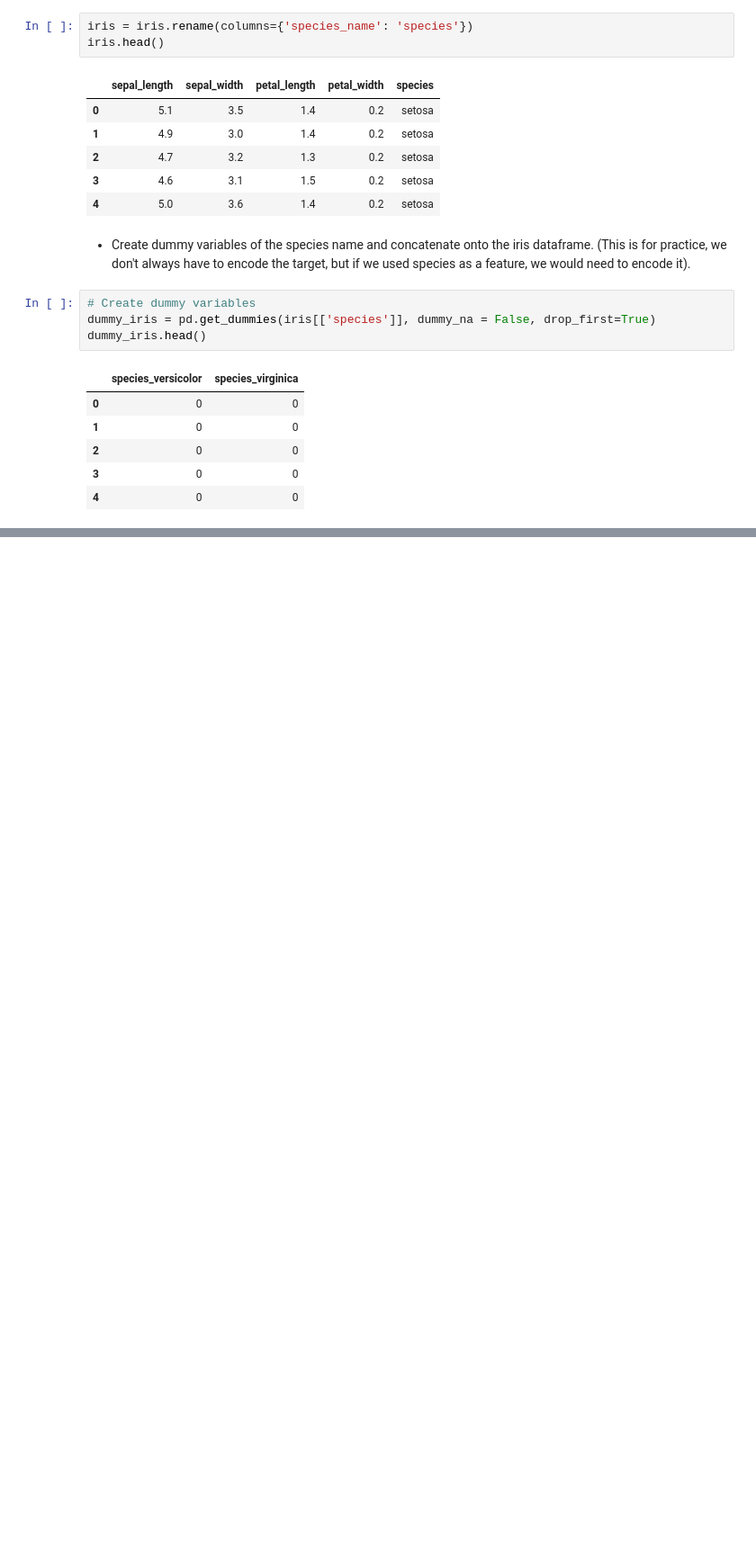
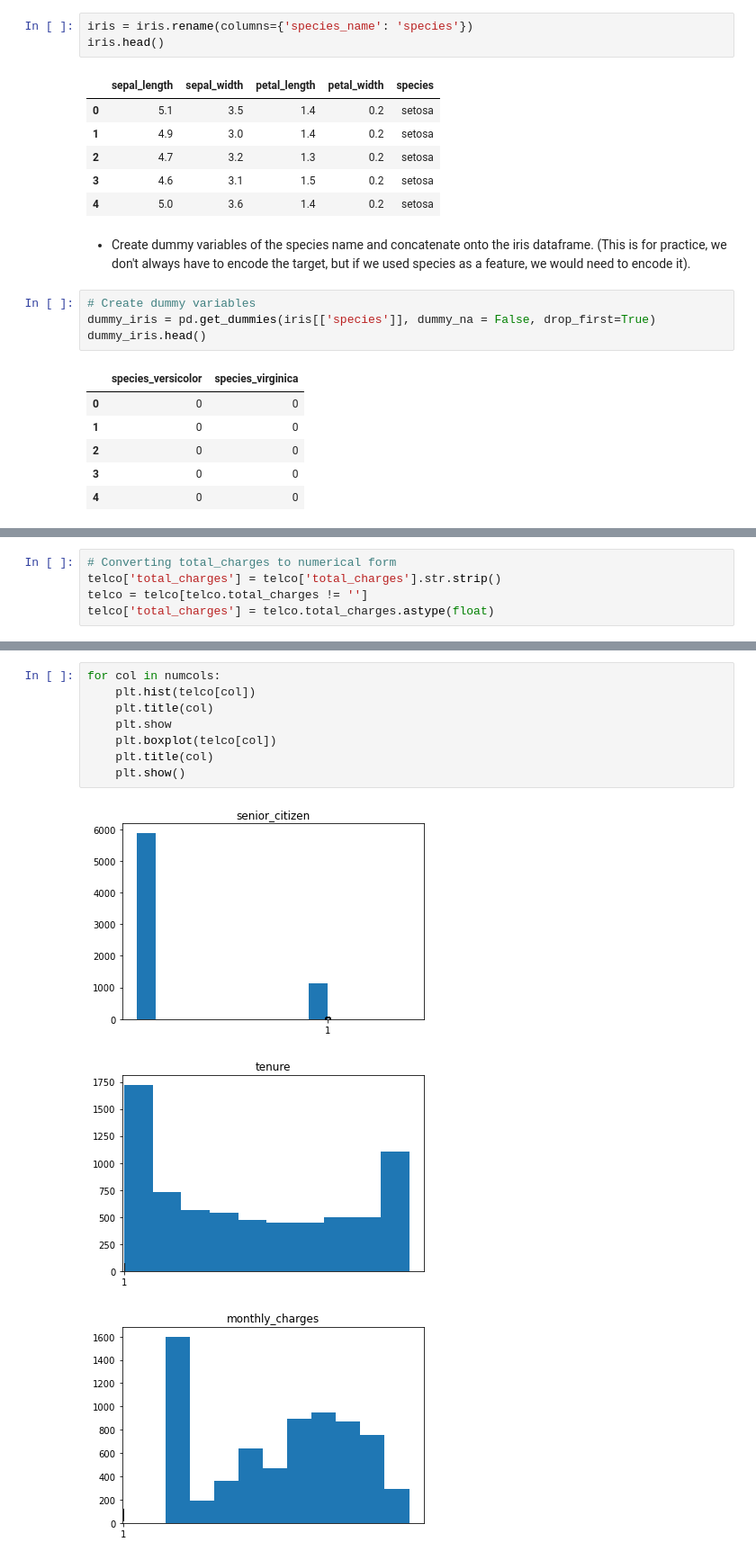
Before and after one commit to kristofer-rivera/classification-exercises, a Jupyter notebook: classification_exercises.ipynb, the cells around one changed output, grey strips where cells are left out. Shown at 90% size. Drawn from its saved outputs; the diff is of its cells as text; blank space fills up the shorter version.

```diff
--- a/classification_exercises.ipynb
+++ b/classification_exercises.ipynb
@@ -693,0 +566,5 @@ prepped_telco_v0.head()
+# %%
+# Converting total_charges to numerical form
+telco['total_charges'] = telco['total_charges'].str.strip()
+telco = telco[telco.total_charges != '']
+telco['total_charges'] = telco.total_charges.astype(float)
@@ -693,0 +607,12 @@ prepped_telco_v0.head()
+# %%
+for col in numcols:
+    plt.hist(telco[col])
+    plt.title(col)
+    plt.show
+    plt.boxplot(telco[col])
+    plt.title(col)
+    plt.show()
+# %% [output]
+[figure, added]
+[figure, added]
+[figure, added]
```
Also changed, not shown: parts of 90 cells of this notebook, 1 other file.
